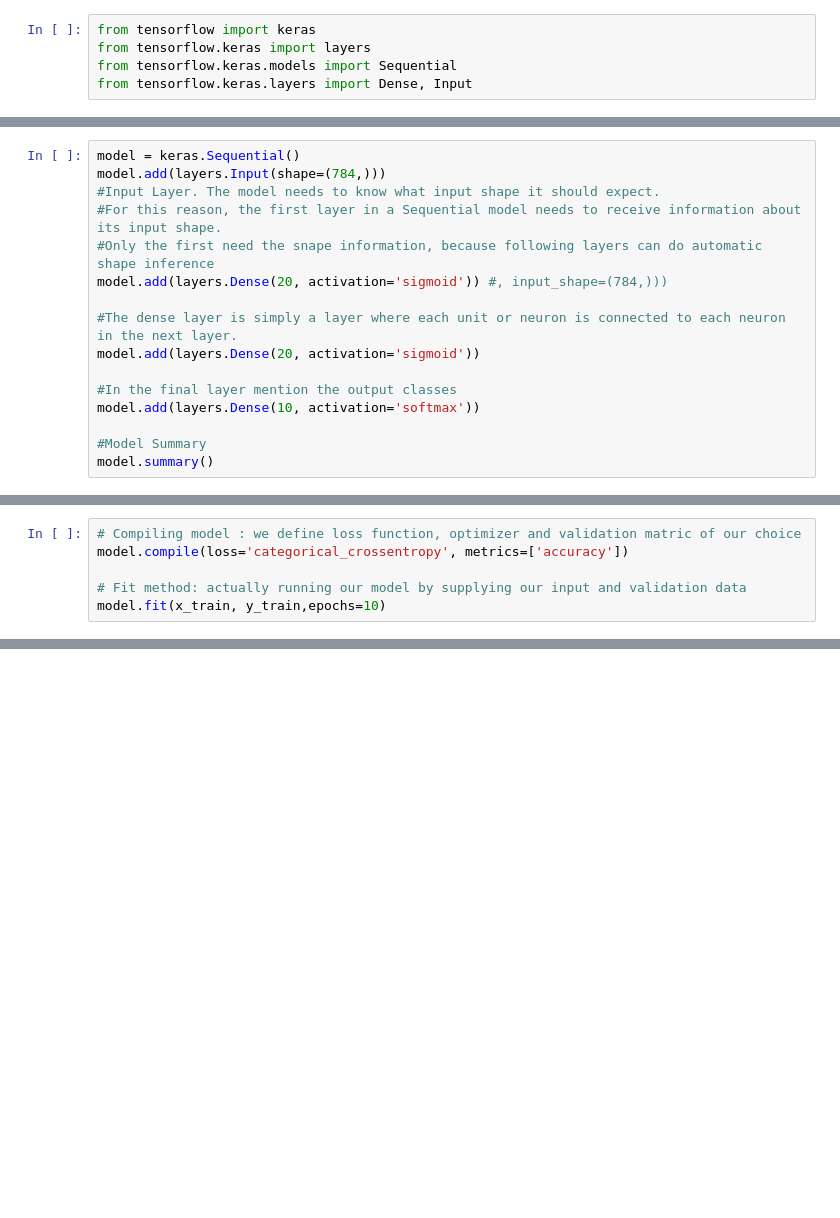
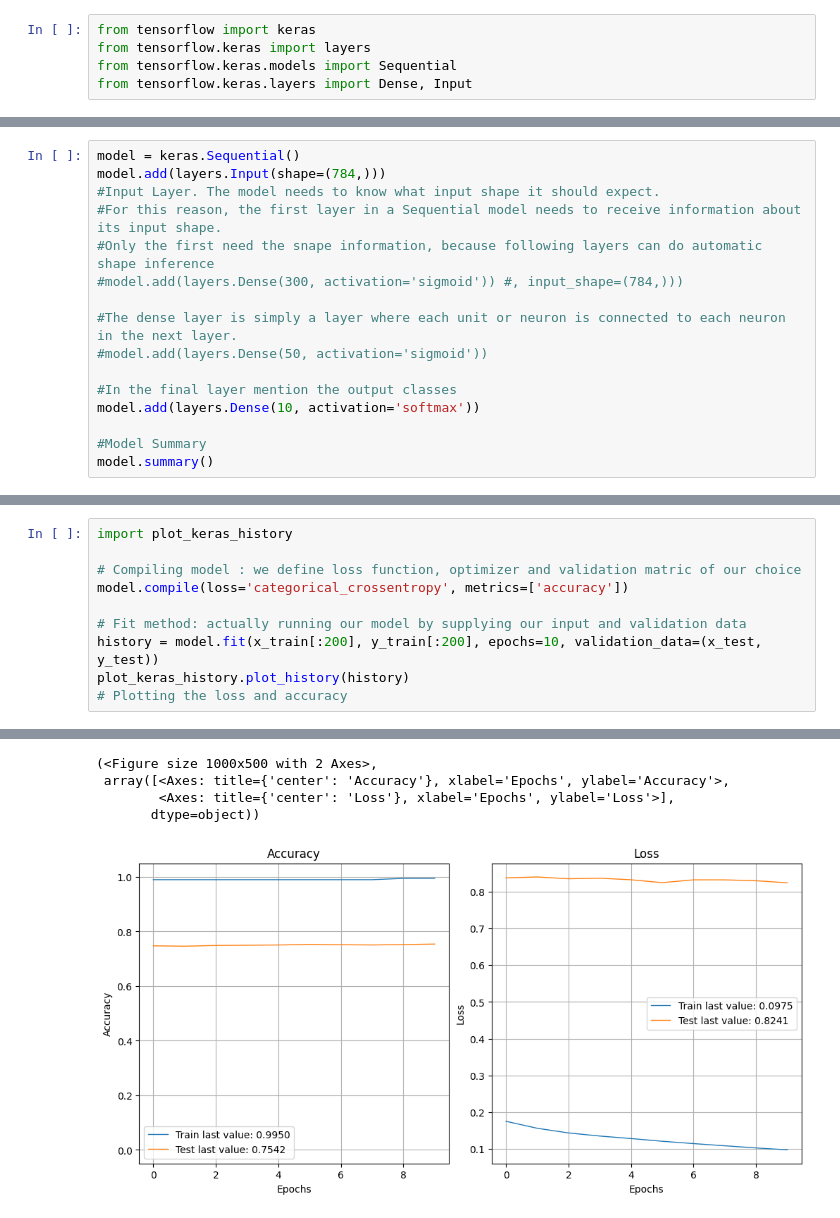
Before and after one commit to saigopinatheluri/GenAI, a Jupyter notebook: 6. Neural Networks/TF_Keras_V3.ipynb, the cells around one changed output, grey strips where cells are left out. Drawn from its saved outputs; the diff is of its cells as text; blank space fills up the shorter version.

```diff
--- a/6. Neural Networks/TF_Keras_V3.ipynb
+++ b/6. Neural Networks/TF_Keras_V3.ipynb
@@ -251,10 +381,10 @@ model.add(layers.Input(shape=(784,)))
 #Input Layer. The model needs to know what input shape it should expect.
 #For this reason, the first layer in a Sequential model needs to receive information about its input shape.
 #Only the first need the snape information, because following layers can do automatic shape inference
-model.add(layers.Dense(20, activation='sigmoid')) #, input_shape=(784,)))
+#model.add(layers.Dense(300, activation='sigmoid')) #, input_shape=(784,)))
 
 #The dense layer is simply a layer where each unit or neuron is connected to each neuron in the next layer.
-model.add(layers.Dense(20, activation='sigmoid'))
+#model.add(layers.Dense(50, activation='sigmoid'))
 
 #In the final layer mention the output classes
 model.add(layers.Dense(10, activation='softmax'))
@@ -264,6 +404,11 @@ model.summary()
 # %%
+import plot_keras_history
+
 # Compiling model : we define loss function, optimizer and validation matric of our choice
 model.compile(loss='categorical_crossentropy', metrics=['accuracy'])
 
 # Fit method: actually running our model by supplying our input and validation data
-model.fit(x_train, y_train,epochs=10)
+history = model.fit(x_train[:200], y_train[:200], epochs=10, validation_data=(x_test, y_test))
+plot_keras_history.plot_history(history)
+# Plotting the loss and accuracy
+# %% [output]
@@ -270 +435,6 @@ model.fit(x_train, y_train,epochs=10)
+(<Figure size 1000x500 with 2 Axes>,
+ array([<Axes: title={'center': 'Accuracy'}, xlabel='Epochs', ylabel='Accuracy'>,
+        <Axes: title={'center': 'Loss'}, xlabel='Epochs', ylabel='Loss'>],
+       dtype=object))
+[figure, added]
 # %%
```
Also changed, not shown: parts of 21 cells of this notebook.
